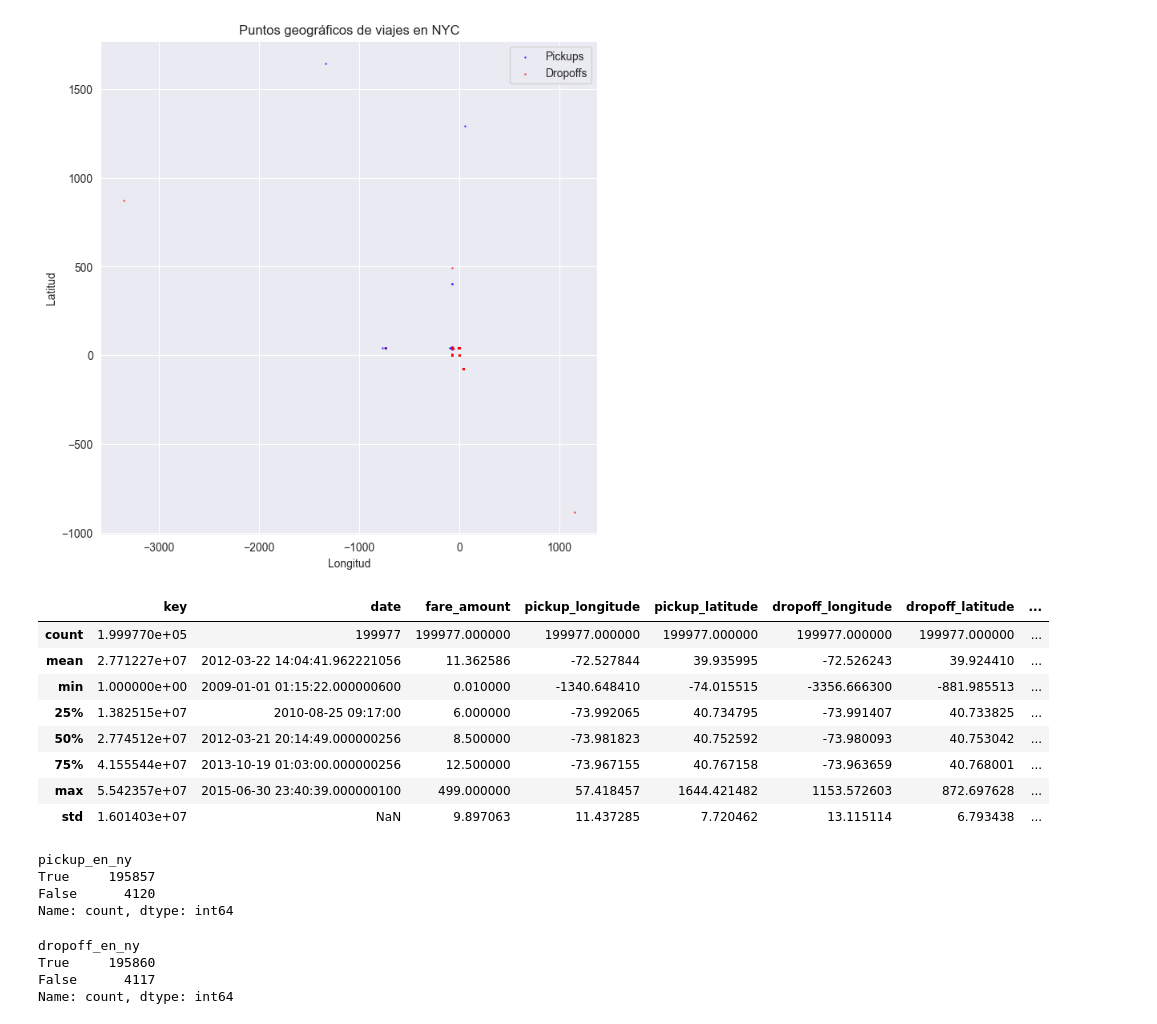
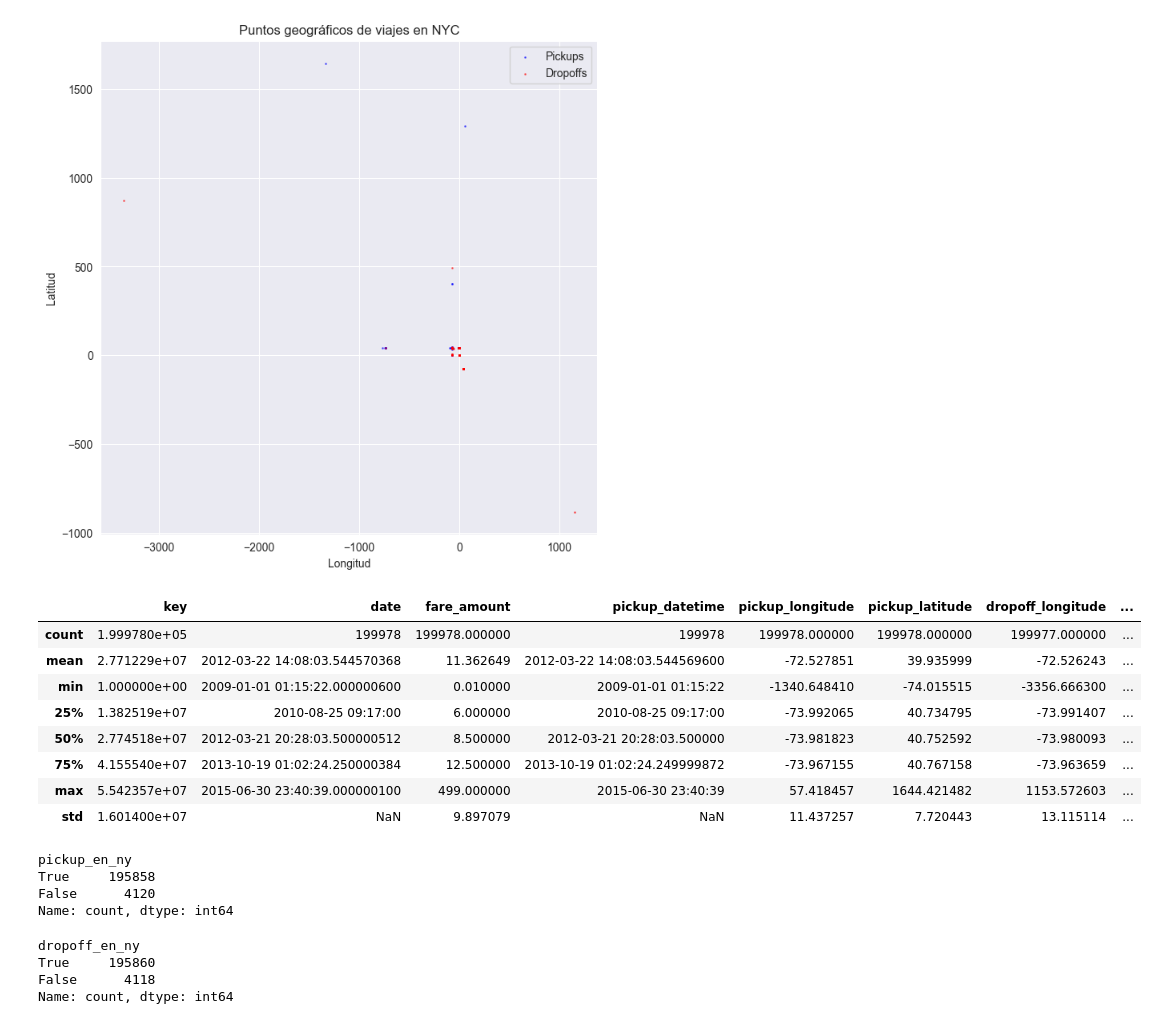
Before and after one commit to ignmend/AA1-TUIA-2025C1-Dimenna-ElizondoRios-Mendez, a Jupyter notebook: TP-regresion-AA1.ipynb, the cells around one changed output. Saved outputs shown, nothing was run; the diff lists cells and outputs as text; code cells hidden in the pictures.

```diff
--- a/TP-regresion-AA1.ipynb
+++ b/TP-regresion-AA1.ipynb
@@ -57,0 +70,14 @@ dtype: int64
+# %%
+#Hacemos la diferencia entre las columnas fechas para verificar que no hay diferencias.
+# date: es un datetime64[ns] con precisión de nanosegundos .
+#pickup_datetime: está en formato datetime64[ns, UTC]
+
+df_uber["pickup_datetime"] = pd.to_datetime(df_uber["pickup_datetime"], utc=True)
+df_uber["date"] = pd.to_datetime(df_uber["date"], utc=True)
+
+df_uber["pickup_datetime"] = df_uber["pickup_datetime"].dt.tz_convert(None)
+df_uber["date"] = df_uber["date"].dt.tz_convert(None)
+
+df_uber["diff"] =  df_uber["date"]-df_uber["pickup_datetime"]
+
+print(df_uber["diff"].head())
@@ -58,6 +112,7 @@ dtype: int64
 # %%
-len1 = len(df)
+#Se eliminan los montos negativos.
+len1 = len(df_uber)
 
-df = df[df['fare_amount'] > 0]
-print(f'Se eliminaron {len1 - len(df)} filas por variable target negativa o nula')
+df_uber = df_uber[df_uber['fare_amount'] > 0]
+print(f'Filas eliminadas: {len1 - len(df_uber)} ')
 # %% [output]
@@ -144,49 +171,47 @@ plt.show()
 # %% [output]
 [figure]
 # %%
-# Utilizamos una funcion auxiliar para validad que la latitud y la longitud sean coordenadas que pertenecientes a la ciudad de new york, si no es así, reemplazamos por nulos para luego rellenarlos con el metodo de knn
+# Utilizamos una funcion auxiliar para validar que la latitud y la longitud sean coordenadas que pertenecientes a la ciudad de new york, si no es así, reemplazamos por nulos para luego rellenarlos con el metodo de knn
 
 def es_coord_ny(lat, lon):
     """
-    Valida si una coordenada (lat, lon) está dentro de los límites de NYC mas
-    un radio de 50 km para viajes por fuera de new york
-
-
+    Valida si una coordenada está dentro de los límites de NYC mas
+    un radio de 50 km para viajes por fuera.
     """
     return (40.5 <= lat <= 41.0) and (-74.3 <= lon <= -73.6)
 
-df["pickup_en_ny"] = df.apply(lambda row: es_coord_ny(row["pickup_latitude"], row["pickup_longitude"]), axis=1)
 
+# Aplico es_coord True: Dentro NYC False:Fuera NYC (Valido Lat, Long)
+df_uber["pickup_en_ny"] = df_uber.apply(lambda row: es_coord_ny(row["pickup_latitude"], row["pickup_longitude"]), axis=1)
+df_uber["dropoff_en_ny"] = df_uber.apply(lambda row: es_coord_ny(row["dropoff_latitude"], row["dropoff_longitude"]), axis=1)
 
-df["dropoff_en_ny"] = df.apply(lambda row: es_coord_ny(row["dropoff_latitude"], row["dropoff_longitude"]), axis=1)
-
-
-df["viaje_en_ny"] = df["pickup_en_ny"] & df["dropoff_en_ny"]
-df.describe()
+#  Valido punto de partida y llegada dentro de la zona definida.
+df_uber["viaje_en_ny"] = df_uber["pickup_en_ny"] & df_uber["dropoff_en_ny"]
+df_uber.describe()
 # %% [output]
-|  | key | date | fare_amount | pickup_longitude | pickup_latitude | dropoff_longitude | dropoff_latitude | ... |
-| count | 1.999770e+05 | 199977 | 199977.000000 | 199977.000000 | 199977.000000 | 199977.000000 | 199977.000000 | ... |
-| mean | 2.771227e+07 | 2012-03-22 14:04:41.962221056 | 11.362586 | -72.527844 | 39.935995 | -72.526243 | 39.924410 | ... |
-| min | 1.000000e+00 | 2009-01-01 01:15:22.000000600 | 0.010000 | -1340.648410 | -74.015515 | -3356.666300 | -881.985513 | ... |
-| 25% | 1.382515e+07 | 2010-08-25 09:17:00 | 6.000000 | -73.992065 | 40.734795 | -73.991407 | 40.733825 | ... |
-| 50% | 2.774512e+07 | 2012-03-21 20:14:49.000000256 | 8.500000 | -73.981823 | 40.752592 | -73.980093 | 40.753042 | ... |
-| 75% | 4.155544e+07 | 2013-10-19 01:03:00.000000256 | 12.500000 | -73.967155 | 40.767158 | -73.963659 | 40.768001 | ... |
-| max | 5.542357e+07 | 2015-06-30 23:40:39.000000100 | 499.000000 | 57.418457 | 1644.421482 | 1153.572603 | 872.697628 | ... |
-| std | 1.601403e+07 | NaN | 9.897063 | 11.437285 | 7.720462 | 13.115114 | 6.793438 | ... |
+|  | key | date | fare_amount | pickup_datetime | pickup_longitude | pickup_latitude | dropoff_longitude | ... |
+| count | 1.999780e+05 | 199978 | 199978.000000 | 199978 | 199978.000000 | 199978.000000 | 199977.000000 | ... |
+| mean | 2.771229e+07 | 2012-03-22 14:08:03.544570368 | 11.362649 | 2012-03-22 14:08:03.544569600 | -72.527851 | 39.935999 | -72.526243 | ... |
+| min | 1.000000e+00 | 2009-01-01 01:15:22.000000600 | 0.010000 | 2009-01-01 01:15:22 | -1340.648410 | -74.015515 | -3356.666300 | ... |
+| 25% | 1.382519e+07 | 2010-08-25 09:17:00 | 6.000000 | 2010-08-25 09:17:00 | -73.992065 | 40.734795 | -73.991407 | ... |
+| 50% | 2.774518e+07 | 2012-03-21 20:28:03.500000512 | 8.500000 | 2012-03-21 20:28:03.500000 | -73.981823 | 40.752592 | -73.980093 | ... |
+| 75% | 4.155540e+07 | 2013-10-19 01:02:24.250000384 | 12.500000 | 2013-10-19 01:02:24.249999872 | -73.967155 | 40.767158 | -73.963659 | ... |
+| max | 5.542357e+07 | 2015-06-30 23:40:39.000000100 | 499.000000 | 2015-06-30 23:40:39 | 57.418457 | 1644.421482 | 1153.572603 | ... |
+| std | 1.601400e+07 | NaN | 9.897079 | NaN | 11.437257 | 7.720443 | 13.115114 | ... |
 # %%
 #Vemos que 4121 coordenadas de pickup estan fuera de los limites de new york
-df["pickup_en_ny"].value_counts()
+df_uber["pickup_en_ny"].value_counts()
 # %% [output]
 pickup_en_ny
-True     195857
+True     195858
 False      4120
 Name: count, dtype: int64
 # %%
 #Vemos que 4121 coordenadas de dropoff estan fuera de los limites de new york
-df["dropoff_en_ny"].value_counts()
+df_uber["dropoff_en_ny"].value_counts()
 # %% [output]
 dropoff_en_ny
 True     195860
-False      4117
+False      4118
 Name: count, dtype: int64
 # %%
```
Also changed, not shown: parts of 46 cells of this notebook, 4 other files.
